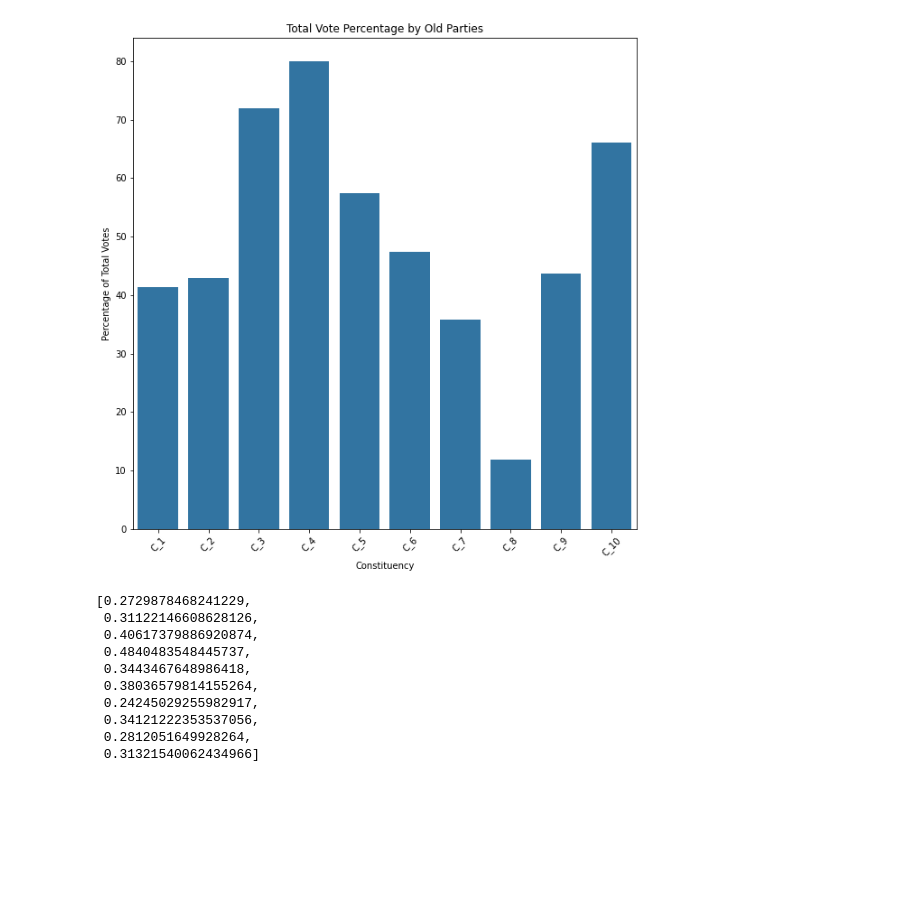
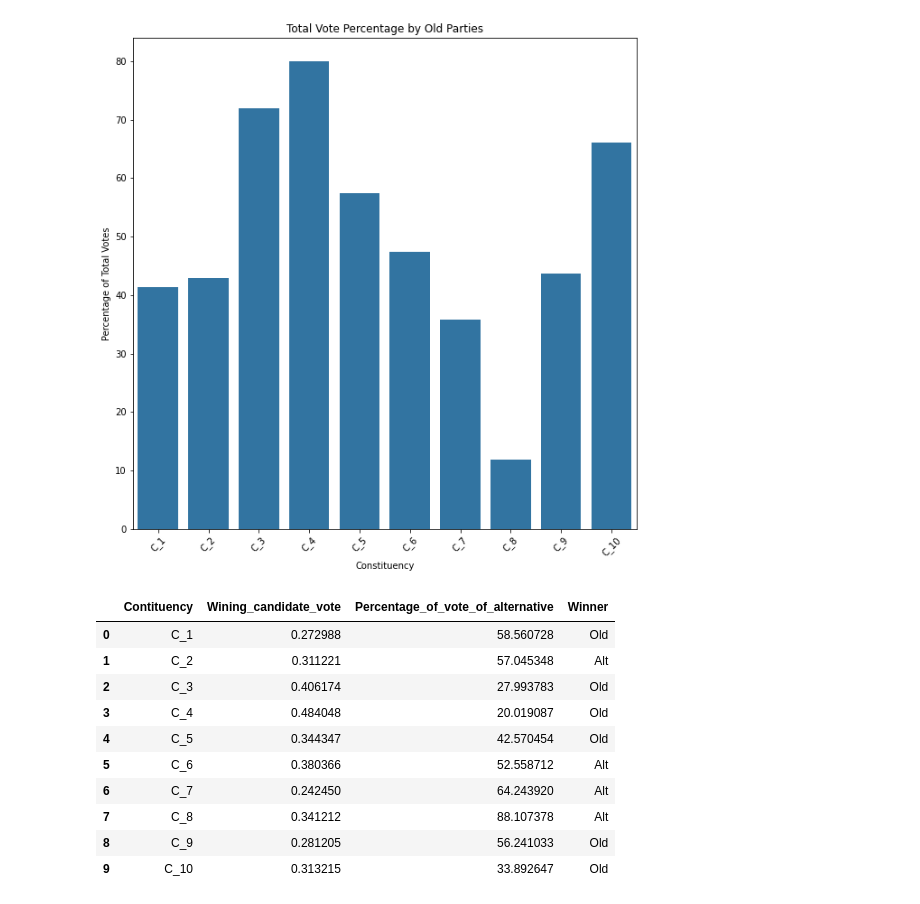
Before and after one commit to DS-saksham/Election_analysis, a Jupyter notebook: Untitled.ipynb, the cells around one changed output. Saved outputs shown, nothing was run; the diff lists cells and outputs as text; code cells hidden in the pictures; blank space fills up the shorter version.

Commit message:
difference in winnig candidate and alternative politics

```diff
--- a/Untitled.ipynb
+++ b/Untitled.ipynb
@@ -169,17 +169,21 @@ for df_i in df:
 new_df = pd.DataFrame({
     "Contituency" :constituencies,
     "Wining_candidate_vote" : Win_candidate_percenatge,
-
+    "Percentage_of_vote_of_alternative" : df_of_votes_data["Altenative_party_vote%"],
+    "Winner" : Winner,
 }
 )
-# %% [output]
-[0.2729878468241229,
- 0.31122146608628126,
- 0.40617379886920874,
- 0.4840483548445737,
- 0.3443467648986418,
- 0.38036579814155264,
- 0.24245029255982917,
- 0.34121222353537056,
- 0.2812051649928264,
- 0.31321540062434966]
+# %%
+new_df["Alternative - Winning "] = new_df[""]
+# %% [output]
+|  | Contituency | Wining_candidate_vote | Percentage_of_vote_of_alternative | Winner |
+| 0 | C_1 | 0.272988 | 58.560728 | Old |
+| 1 | C_2 | 0.311221 | 57.045348 | Alt |
+| 2 | C_3 | 0.406174 | 27.993783 | Old |
+| 3 | C_4 | 0.484048 | 20.019087 | Old |
+| 4 | C_5 | 0.344347 | 42.570454 | Old |
+| 5 | C_6 | 0.380366 | 52.558712 | Alt |
+| 6 | C_7 | 0.242450 | 64.243920 | Alt |
+| 7 | C_8 | 0.341212 | 88.107378 | Alt |
+| 8 | C_9 | 0.281205 | 56.241033 | Old |
+| 9 | C_10 | 0.313215 | 33.892647 | Old |
```
